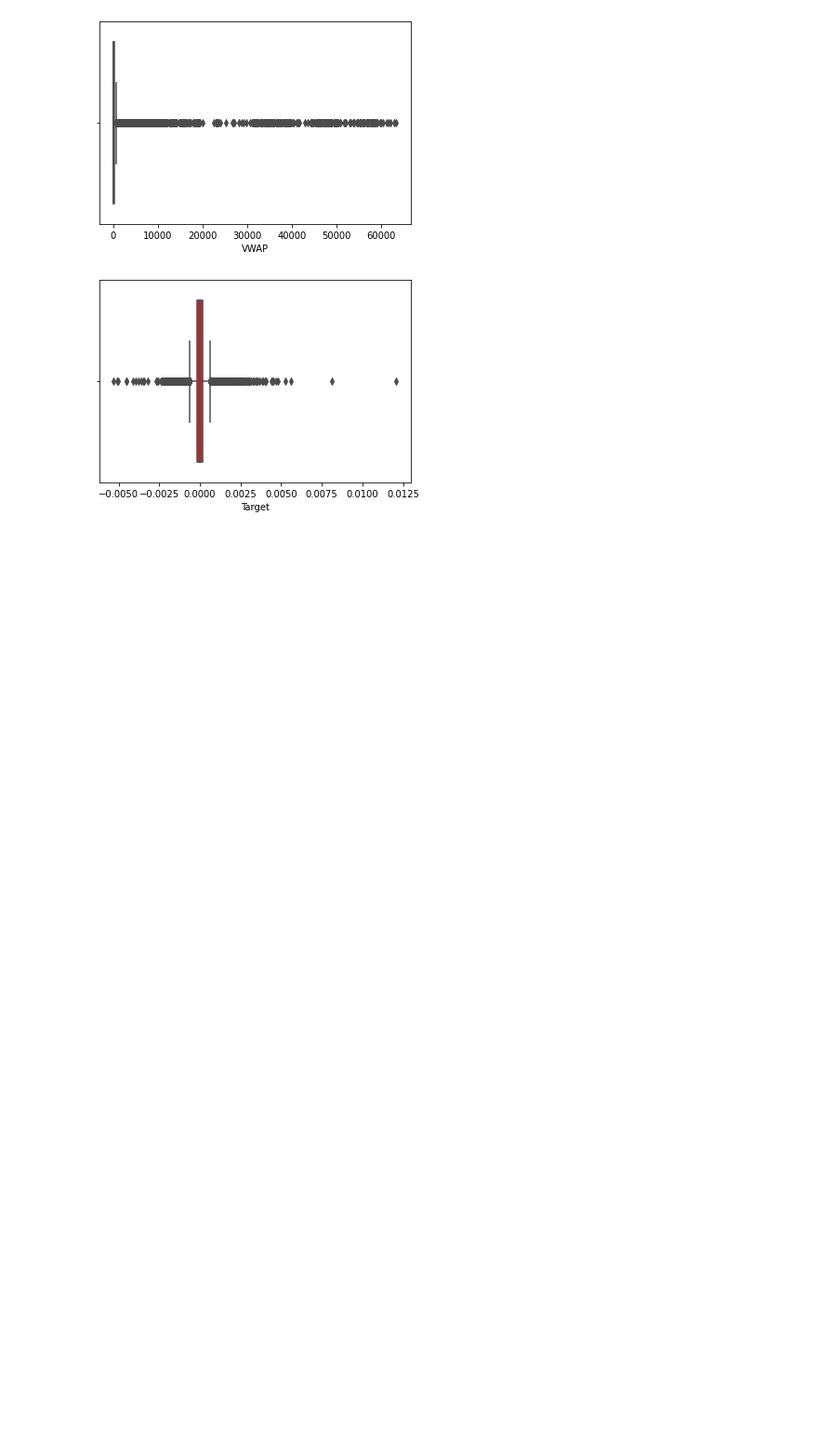
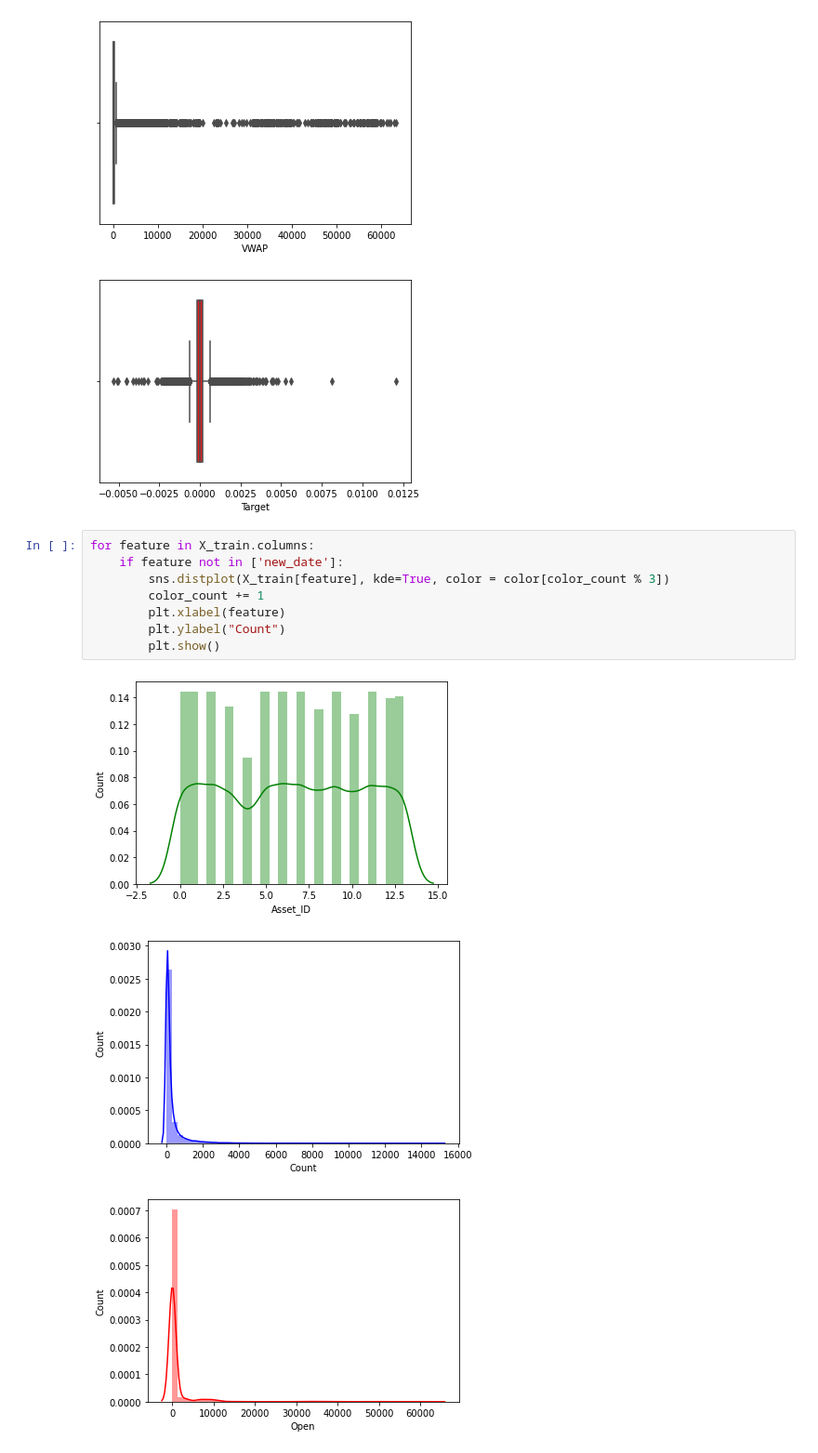
Before and after one commit to kashvi05/CSE523-Machine-Learning-2022-CryptoPolice, a Jupyter notebook: Exploratory Data Analysis.ipynb, the cells around one changed output. Shown at 93% size. Cells and saved outputs as stored; diff of their text form; blank space fills up the shorter version.

```diff
--- a/Exploratory Data Analysis.ipynb
+++ b/Exploratory Data Analysis.ipynb
@@ -62,3 +62,15 @@ for feature in X_train.columns:
 [figure]
 [figure]
 [figure]
+# %%
+for feature in X_train.columns:
+    if feature not in ['new_date']:
+        sns.distplot(X_train[feature], kde=True, color = color[color_count % 3])
+        color_count += 1
+        plt.xlabel(feature)
+        plt.ylabel("Count")
+        plt.show()
+# %% [output]
+[figure, added]
+[figure, added]
+[figure, added]
```
Also changed, not shown: parts of 2 cells of this notebook.
